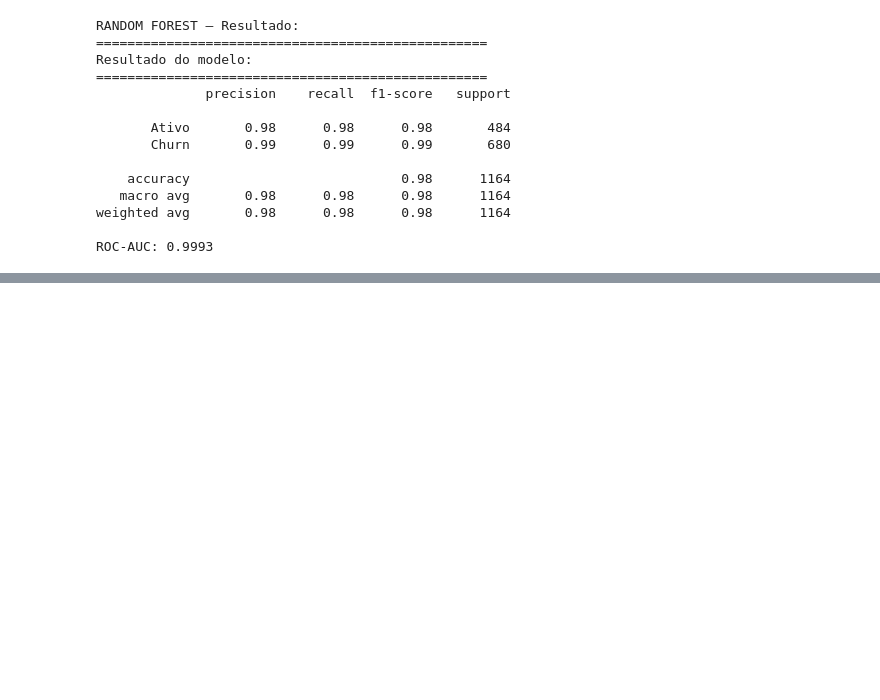
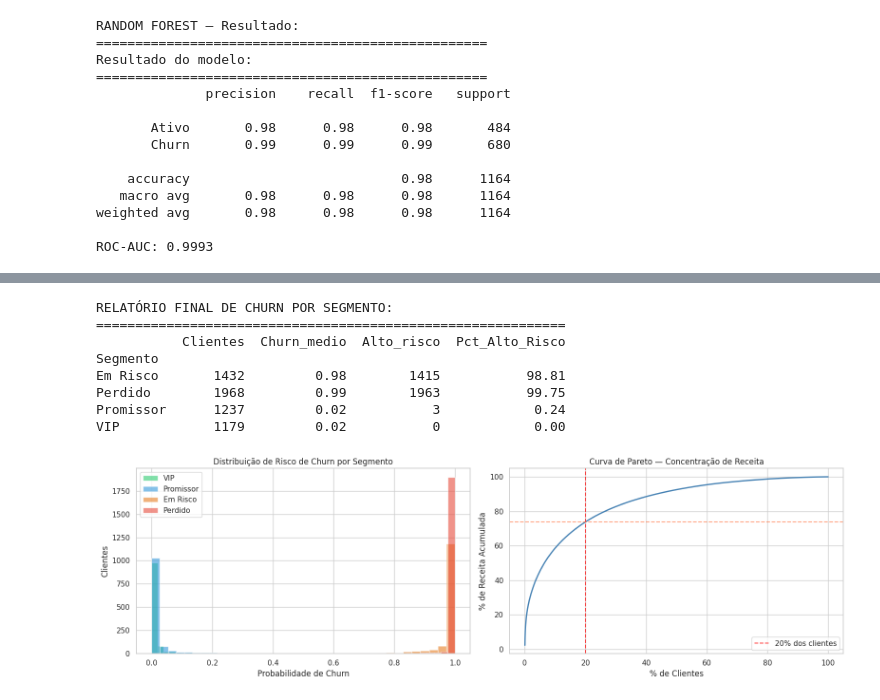
Before and after one commit to moises-rb/customer-segmentation-platform, a Jupyter notebook: notebooks/analysis.ipynb, the cells around one changed output, grey strips where cells are left out. Cells and saved outputs as stored; diff of their text form; code cells hidden in the pictures; blank space fills up the shorter version.

Commit message:
Notebook finalizado

```diff
--- a/notebooks/analysis.ipynb
+++ b/notebooks/analysis.ipynb
@@ -337,0 +373,45 @@ ROC-AUC: 0.9993
+# %%
+rfm = predict_churn(rfm, rf, scaler_pred)
+
+print("RELATÓRIO FINAL DE CHURN POR SEGMENTO:")
+print('='*60)
+print(churn_report(rfm).to_string())
+
+fig, axes = plt.subplots(1, 2, figsize=(16, 5))
+
+# Probabilidade de churn por segmento
+for segmento, cor in CORES.items():
+    dados = rfm[rfm['Segmento'] == segmento]['Churn_Probability']
+    axes[0].hist(dados, bins=30, alpha=0.6, color=cor, label=segmento)
+axes[0].set_title('Distribuição de Risco de Churn por Segmento')
+axes[0].set_xlabel('Probabilidade de Churn')
+axes[0].set_ylabel('Clientes')
+axes[0].legend()
+
+# Pareto — receita acumulada
+clientes_ord = rfm.sort_values('Monetary', ascending=False).reset_index(drop=True)
+clientes_ord['Pct_Clientes'] = (clientes_ord.index + 1) / len(clientes_ord) * 100
+clientes_ord['Pct_Receita'] = clientes_ord['Monetary'].cumsum() / clientes_ord['Monetary'].sum() * 100
+
+axes[1].plot(clientes_ord['Pct_Clientes'], clientes_ord['Pct_Receita'],
+             color='steelblue', linewidth=2)
+axes[1].axvline(x=20, color='red', linestyle='--', alpha=0.7, label='20% dos clientes')
+axes[1].axhline(y=clientes_ord[clientes_ord['Pct_Clientes'] <= 20]['Pct_Receita'].max(),
+                color='coral', linestyle='--', alpha=0.7)
+axes[1].set_title('Curva de Pareto — Concentração de Receita')
+axes[1].set_xlabel('% de Clientes')
+axes[1].set_ylabel('% de Receita Acumulada')
+axes[1].legend()
+
+plt.tight_layout()
+plt.show()
+# %% [output]
+RELATÓRIO FINAL DE CHURN POR SEGMENTO:
+============================================================
+           Clientes  Churn_medio  Alto_risco  Pct_Alto_Risco
+Segmento
+Em Risco       1432         0.98        1415           98.81
+Perdido        1968         0.99        1963           99.75
+Promissor      1237         0.02           3            0.24
+VIP            1179         0.02           0            0.00
+[figure, added]
```
Also changed, not shown: parts of 5 cells of this notebook.
